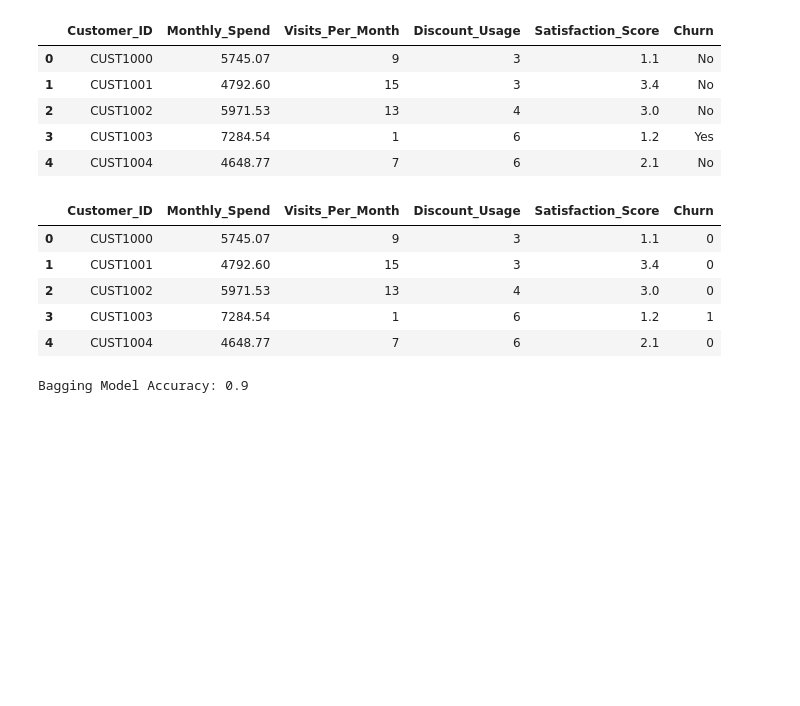
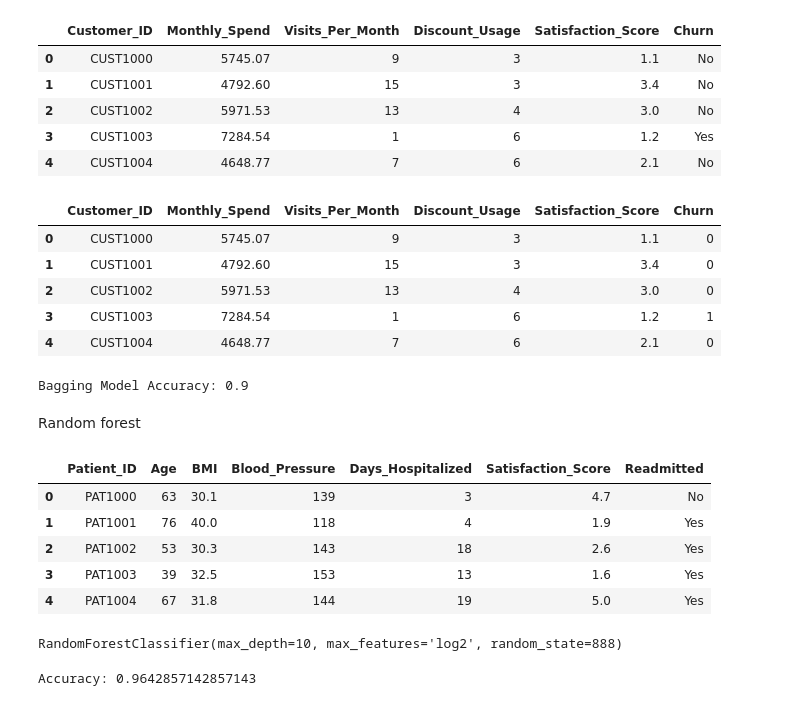
Before and after one commit to hg-tejasmatale/Training, a Jupyter notebook: Bagging.ipynb, the cells around one changed output. Cells and saved outputs as stored; diff of their text form; code cells hidden in the pictures; blank space fills up the shorter version.

Commit message:
Added Random forest in Bagging ipynb file

```diff
--- a/Bagging.ipynb
+++ b/Bagging.ipynb
@@ -51,3 +51,5 @@ y_pred = bagging_model.predict(X_test)
 print("Bagging Model Accuracy:", accuracy_score(y_test, y_pred))
 # %% [output]
 Bagging Model Accuracy: 0.9
+# %% [markdown]
+Random forest
@@ -53,0 +58,10 @@ Bagging Model Accuracy: 0.9
+# %%
+df_rand = pd.read_csv("healthcare_readmission_500.csv")
+df_rand.head()
+# %% [output]
+|  | Patient_ID | Age | BMI | Blood_Pressure | Days_Hospitalized | Satisfaction_Score | Readmitted |
+| 0 | PAT1000 | 63 | 30.1 | 139 | 3 | 4.7 | No |
+| 1 | PAT1001 | 76 | 40.0 | 118 | 4 | 1.9 | Yes |
+| 2 | PAT1002 | 53 | 30.3 | 143 | 18 | 2.6 | Yes |
+| 3 | PAT1003 | 39 | 32.5 | 153 | 13 | 1.6 | Yes |
+| 4 | PAT1004 | 67 | 31.8 | 144 | 19 | 5.0 | Yes |
@@ -53,0 +77,16 @@ Bagging Model Accuracy: 0.9
+# %%
+model = RandomForestClassifier(
+    n_estimators=100,
+    max_depth=10,
+    max_features = "log2",
+    bootstrap= True,
+    random_state=666,
+)
+model.fit(X_train,y_train)
+# %% [output]
+RandomForestClassifier(max_depth=10, max_features='log2', random_state=888)
+# %%
+y_pred = model.predict(X_test)
+print("Accuracy:", accuracy_score(y_test, y_pred))
+# %% [output]
+Accuracy: 0.9642857142857143
```
Also changed, not shown: parts of 3 cells of this notebook.
